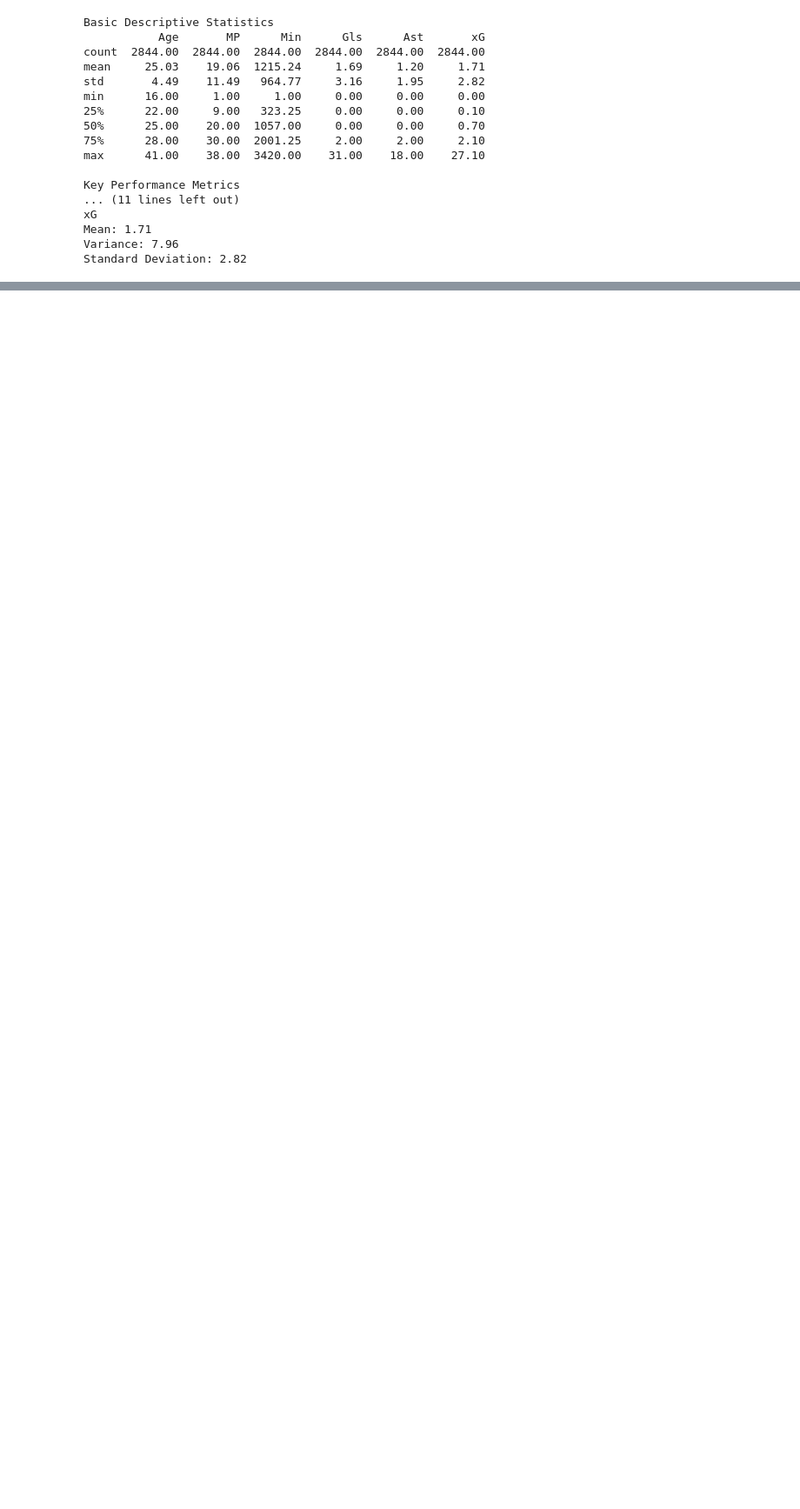
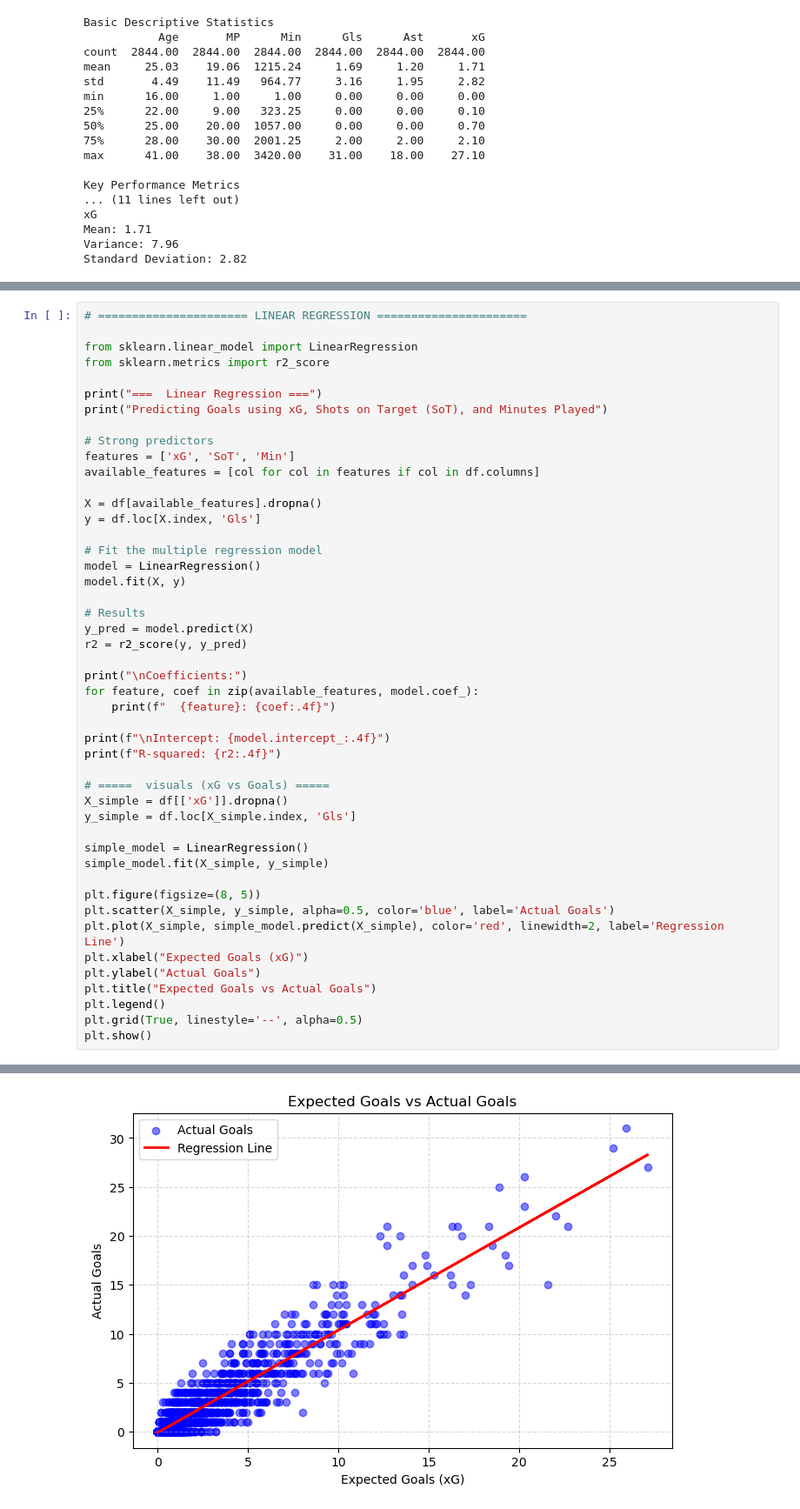
Before and after one commit to henryking938473-ux/DATA-VISUALIZATION-SDS-2206, a Jupyter notebook: GROUP 1.ipynb, the cells around one changed output, grey strips where cells are left out. Shown at 87% size. Cells and saved outputs as stored; diff of their text form; blank space fills up the shorter version.

Commit message:
Updated data visualization project

```diff
--- a/GROUP 1.ipynb
+++ b/GROUP 1.ipynb
@@ -297,0 +270,48 @@ These insights can help clubs in player recruitment, tactical planning, and perf
+# %%
+# ====================== LINEAR REGRESSION ======================
+
+from sklearn.linear_model import LinearRegression
+from sklearn.metrics import r2_score
+
+print("===  Linear Regression ===")
+print("Predicting Goals using xG, Shots on Target (SoT), and Minutes Played")
+
+# Strong predictors
+features = ['xG', 'SoT', 'Min']
+available_features = [col for col in features if col in df.columns]
+
+X = df[available_features].dropna()
+y = df.loc[X.index, 'Gls']
+
+# Fit the multiple regression model
+model = LinearRegression()
+model.fit(X, y)
+
+# Results
+y_pred = model.predict(X)
+r2 = r2_score(y, y_pred)
+
+print("\nCoefficients:")
+for feature, coef in zip(available_features, model.coef_):
+    print(f"  {feature}: {coef:.4f}")
+
+print(f"\nIntercept: {model.intercept_:.4f}")
+print(f"R-squared: {r2:.4f}")
+
+# =====  visuals (xG vs Goals) =====
+X_simple = df[['xG']].dropna()
+y_simple = df.loc[X_simple.index, 'Gls']
+
+simple_model = LinearRegression()
+simple_model.fit(X_simple, y_simple)
+
+plt.figure(figsize=(8, 5))
+plt.scatter(X_simple, y_simple, alpha=0.5, color='blue', label='Actual Goals')
+plt.plot(X_simple, simple_model.predict(X_simple), color='red', linewidth=2, label='Regression Line')
+plt.xlabel("Expected Goals (xG)")
+plt.ylabel("Actual Goals")
+plt.title("Expected Goals vs Actual Goals")
+plt.legend()
+plt.grid(True, linestyle='--', alpha=0.5)
+plt.show()
+# %% [output]
@@ -297,0 +328 @@ These insights can help clubs in player recruitment, tactical planning, and perf
+[figure, added]
```
Also changed, not shown: parts of 8 cells of this notebook.
